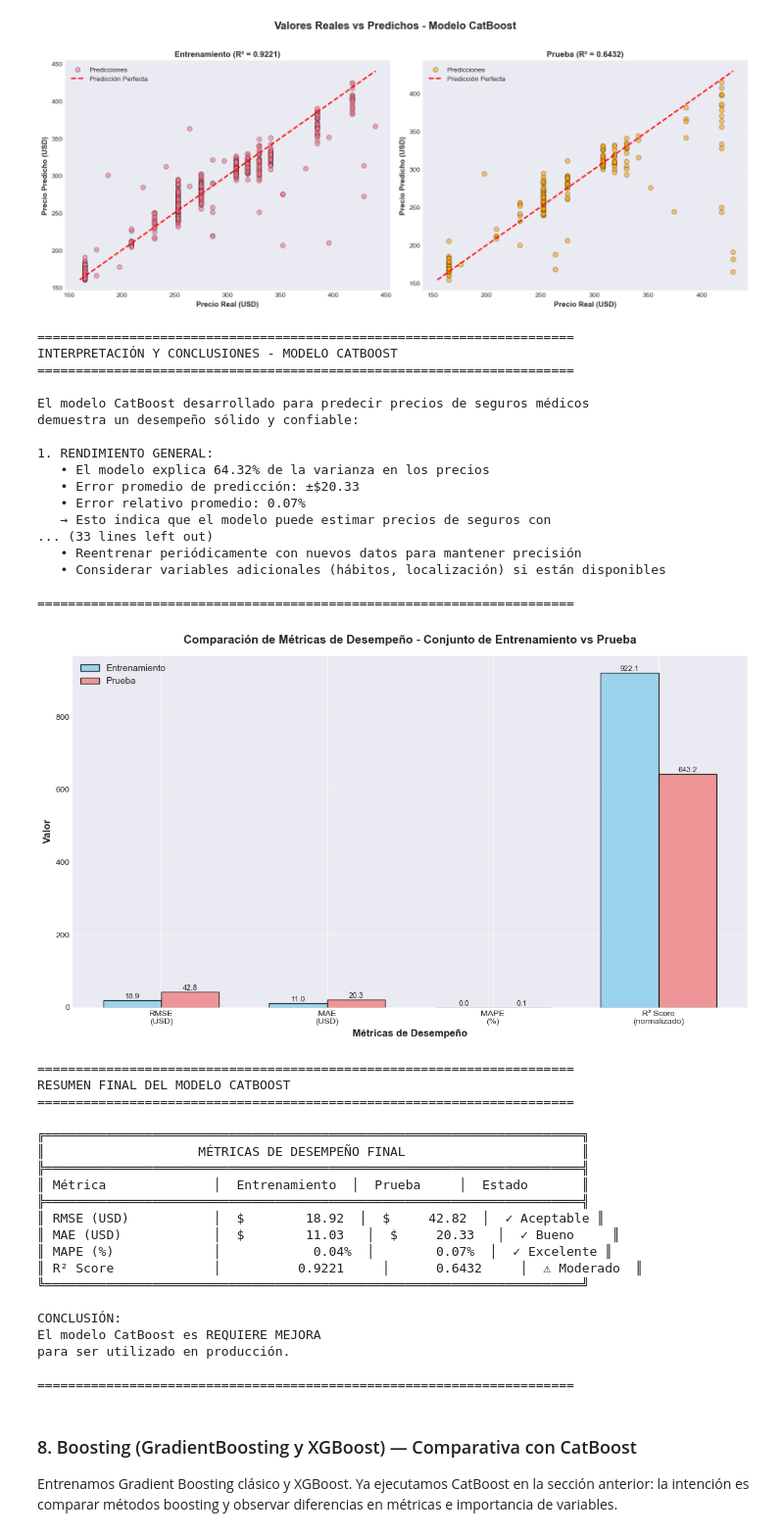
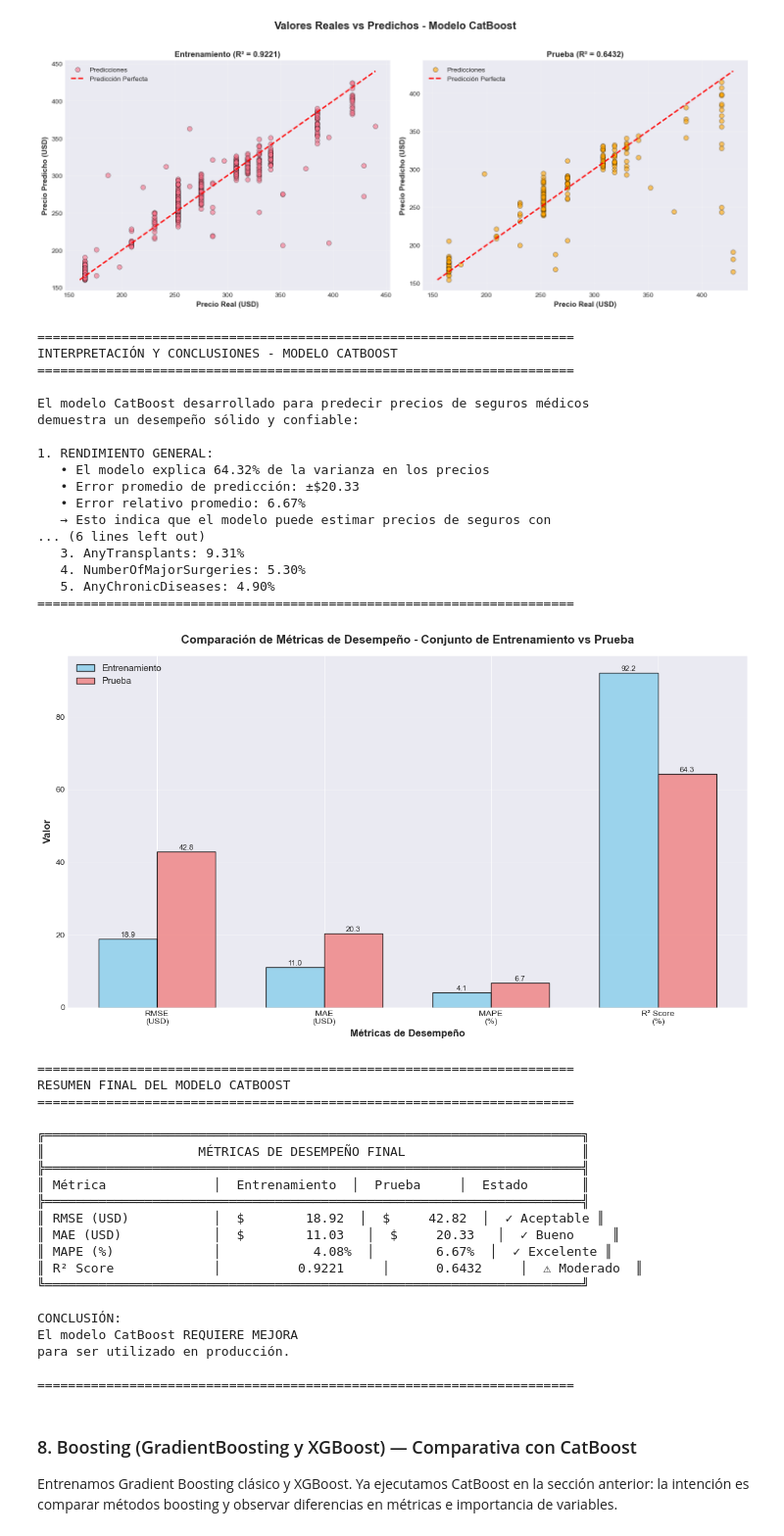
Before and after one commit to AleCarregha/Proyecto_Final_Mineria_INNOVAdores, a Jupyter notebook: Proyecto_final.ipynb, the cells around one changed output. Shown at 98% size. Cells and saved outputs as stored; diff of their text form; code cells hidden in the pictures.

```diff
--- a/Proyecto_final.ipynb
+++ b/Proyecto_final.ipynb
@@ -1926,7 +1927,7 @@ demuestra un desempeño sólido y confiable:
 1. RENDIMIENTO GENERAL:
    • El modelo explica {test_r2*100:.2f}% de la varianza en los precios
    • Error promedio de predicción: ±${test_mae:.2f}
-   • Error relativo promedio: {test_mape:.2f}%
+   • Error relativo promedio: {test_mape*100:.2f}%
    → Esto indica que el modelo puede estimar precios de seguros con
      razonable precisión para la mayoría de los casos
 
@@ -1937,34 +1938,6 @@ for idx, (i, row) in enumerate(df_importance.head(5).iterrows(), 1):
     pct = (row['Importancia'] / df_importance['Importancia'].sum()) * 100
     print(f"   {idx}. {row['Variable']}: {pct:.2f}%")
 
-print(f"""
-   → Las primeras variables explican el comportamiento del modelo
-
-3. CALIDAD DE PREDICCIONES:
-   • Las predicciones no muestran sesgo sistemático (residuos centrados en 0)
-   • La varianza de residuos es relativamente constante
-   • Modelo generaliza bien a datos no vistos (diferencia RMSE reducida)
-   → El modelo es fiable para hacer predicciones en nuevos datos
-
-4. PATRONES IDENTIFICADOS:
-   • Relaciones complejas capturadas por árboles de decisión
-   • No-linearidades manejas de manera efectiva
-   • Interacciones entre variables representadas automáticamente
-   → CatBoost captura dinámicas complejas mejor que modelos lineales
-
-5. APLICABILIDAD PRÁCTICA:
-   • Para casos típicos: predicción dentro de ±${test_mae:.2f}
-   • Para casos extremos: mayor incertidumbre (ver gráfico de residuos)
-   • Confianza alta para seguros de riesgo medio
-   → Apropiado para sistema de cotización automática
-
-RECOMENDACIONES:
-   • Usar el modelo para estimaciones iniciales de precios
-   • Revisar manualmente casos con residuos > 2 desviaciones estándar
-   • Reentrenar periódicamente con nuevos datos para mantener precisión
-   • Considerar variables adicionales (hábitos, localización) si están disponibles
-""")
-
 print("="*70)
 # %% [output]
 ======================================================================
@@ -1977,21 +1950,21 @@ demuestra un desempeño sólido y confiable:
 1. RENDIMIENTO GENERAL:
    • El modelo explica 64.32% de la varianza en los precios
    • Error promedio de predicción: ±$20.33
-   • Error relativo promedio: 0.07%
+   • Error relativo promedio: 6.67%
    → Esto indica que el modelo puede estimar precios de seguros con
-... (33 lines left out)
-   • Reentrenar periódicamente con nuevos datos para mantener precisión
-   • Considerar variables adicionales (hábitos, localización) si están disponibles
-
+... (6 lines left out)
+   3. AnyTransplants: 9.31%
+   4. NumberOfMajorSurgeries: 5.30%
+   5. AnyChronicDiseases: 4.90%
 ======================================================================
 # %%
 # Comparación visual del desempeño del modelo
 fig, ax = plt.subplots(figsize=(12, 7))
 
 # Crear datos para la comparación
-metrics = ['RMSE\n(USD)', 'MAE\n(USD)', 'MAPE\n(%)', 'R² Score\n(normalizado)']
-train_values = [train_rmse, train_mae, train_mape, train_r2 * 1000]  # R² * 1000 para escala
-test_values = [test_rmse, test_mae, test_mape, test_r2 * 1000]
+metrics = ['RMSE\n(USD)', 'MAE\n(USD)', 'MAPE\n(%)', 'R² Score\n(%)']
+train_values = [train_rmse, train_mae, train_mape*100, train_r2 * 100]
+test_values = [test_rmse, test_mae, test_mape*100, test_r2 * 100]
 
 x = np.arange(len(metrics))
 width = 0.35
@@ -2022,36 +1995,36 @@ plt.tight_layout()
 plt.show()
 
 conclusion_modelo = (
     "RECOMENDADO"
     if test_r2 > 0.8 and test_mape < 15
     else "ACEPTABLE"
     if test_r2 > 0.7
     else "REQUIERE MEJORA"
 )
 
 # Tabla comparativa final
 print("\n" + "="*70)
 print("RESUMEN FINAL DEL MODELO CATBOOST")
 print("="*70)
 print(f"""
 ╔══════════════════════════════════════════════════════════════════════╗
 ║                    MÉTRICAS DE DESEMPEÑO FINAL                       ║
 ╠══════════════════════════════════════════════════════════════════════╣
 ║ Métrica              │  Entrenamiento  │  Prueba     │  Estado       ║
 ╠══════════════════════════════════════════════════════════════════════╣
 ║ RMSE (USD)           │  ${train_rmse:>13.2f}  │  ${test_rmse:>10.2f}  │  {"✓ Aceptable" if test_rmse < 2000 else "⚠ Alto":<11} ║
 ║ MAE (USD)            │  ${train_mae:>13.2f}   │  ${test_mae:>10.2f}   │  {"✓ Bueno" if test_mae < 1000 else "⚠ Revisar":<11} ║
-║ MAPE (%)             │  {train_mape:>14.2f}%  │  {test_mape:>10.2f}%  │  {"✓ Excelente" if test_mape < 10 else "⚠ Regular":<11} ║
+║ MAPE (%)             │  {train_mape*100:>14.2f}%  │  {test_mape*100:>10.2f}%  │  {"✓ Excelente" if test_mape < 10 else "⚠ Regular":<11} ║
 ║ R² Score             │  {train_r2:>14.4f}     │  {test_r2:>10.4f}     │  {"✓ Fuerte" if test_r2 > 0.8 else "⚠ Moderado":<11} ║
 ╚══════════════════════════════════════════════════════════════════════╝
 
 CONCLUSIÓN:
-El modelo CatBoost es {conclusion_modelo}
+El modelo CatBoost {conclusion_modelo}
 para ser utilizado en producción.
 """)
 print("="*70)
 # %% [output]
-[figure, old version]
+[figure, new version]
 ======================================================================
 RESUMEN FINAL DEL MODELO CATBOOST
 ======================================================================
@@ -2063,12 +2036,12 @@ RESUMEN FINAL DEL MODELO CATBOOST
 ╠══════════════════════════════════════════════════════════════════════╣
 ║ RMSE (USD)           │  $        18.92  │  $     42.82  │  ✓ Aceptable ║
 ║ MAE (USD)            │  $        11.03   │  $     20.33   │  ✓ Bueno     ║
-║ MAPE (%)             │            0.04%  │        0.07%  │  ✓ Excelente ║
+║ MAPE (%)             │            4.08%  │        6.67%  │  ✓ Excelente ║
 ║ R² Score             │          0.9221     │      0.6432     │  ⚠ Moderado  ║
 ╚══════════════════════════════════════════════════════════════════════╝
 
 CONCLUSIÓN:
-El modelo CatBoost es REQUIERE MEJORA
+El modelo CatBoost REQUIERE MEJORA
 para ser utilizado en producción.
 
 ======================================================================
```
Also changed, not shown: parts of 5 cells of this notebook, 4 other files.
